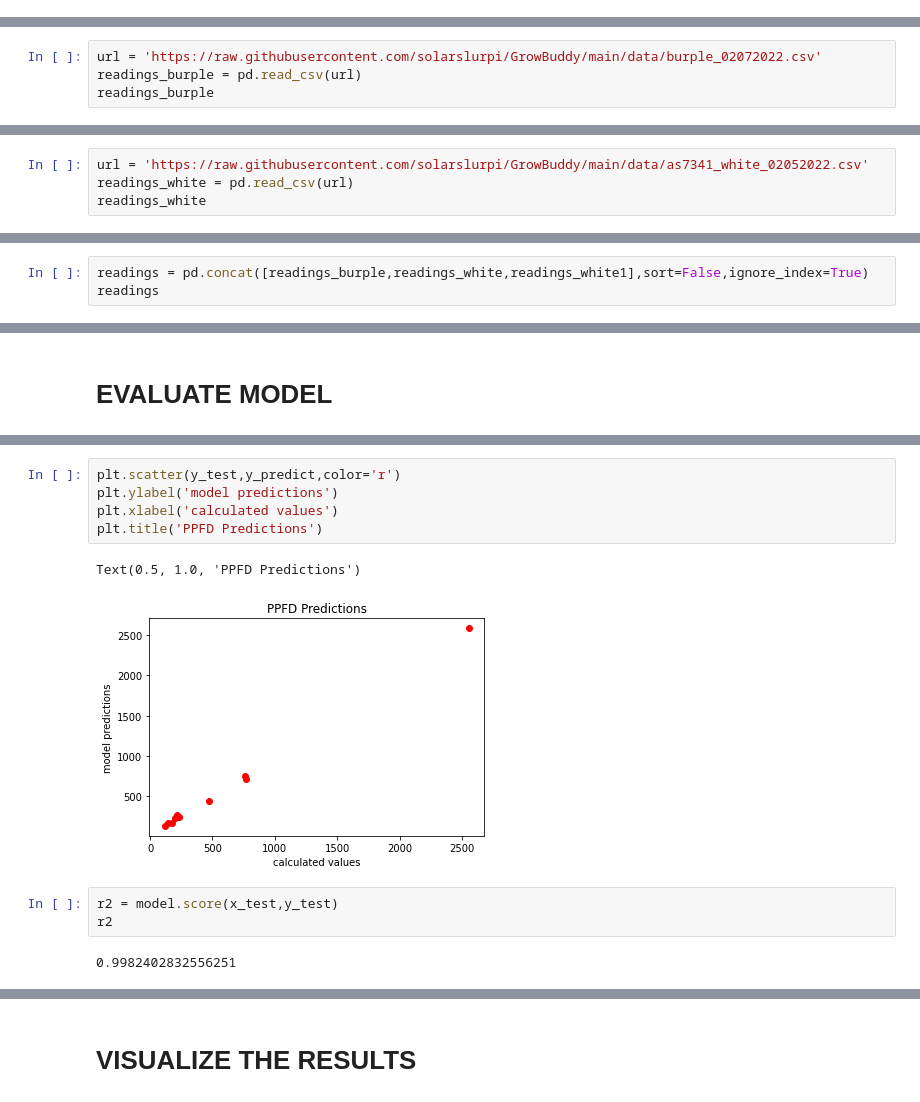
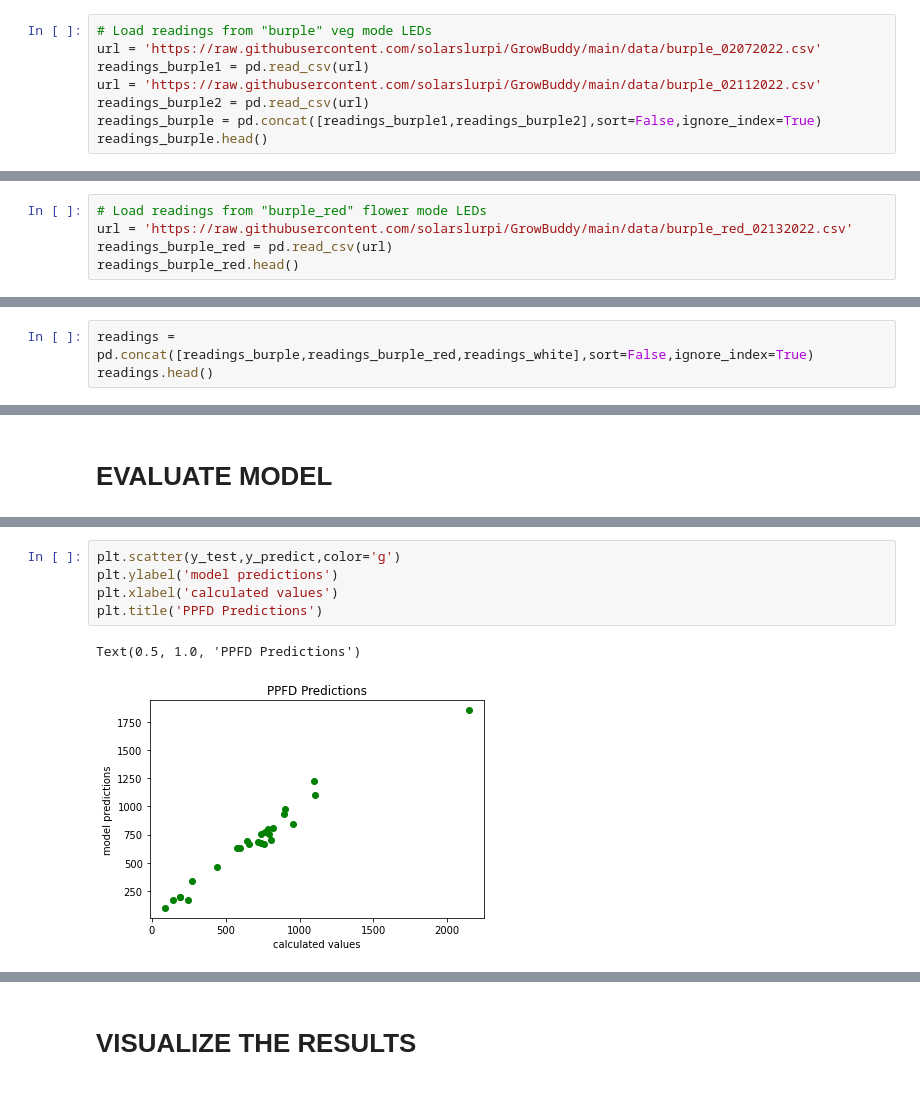
Before and after one commit to solarslurpi/OG-GrowBuddy, a Jupyter notebook: notebooks/PAR_Buddy_mlr.ipynb, the cells around one changed output, grey strips where cells are left out. Cells and saved outputs as stored; diff of their text form.

```diff
--- a/notebooks/PAR_Buddy_mlr.ipynb
+++ b/notebooks/PAR_Buddy_mlr.ipynb
@@ -59,0 +80,8 @@ There were multiple sampling runs.  Each were saved within a file and stored in
+# %%
+# Load readings from "burple" veg mode LEDs
+url = 'https://raw.githubusercontent.com/solarslurpi/GrowBuddy/main/data/burple_02072022.csv'
+readings_burple1 = pd.read_csv(url)
+url = 'https://raw.githubusercontent.com/solarslurpi/GrowBuddy/main/data/burple_02112022.csv'
+readings_burple2 = pd.read_csv(url)
+readings_burple = pd.concat([readings_burple1,readings_burple2],sort=False,ignore_index=True)
+readings_burple.head()
@@ -60,6 +95,7 @@ There were multiple sampling runs.  Each were saved within a file and stored in
 # %%
-url = 'https://raw.githubusercontent.com/solarslurpi/GrowBuddy/main/data/burple_02072022.csv'
-readings_burple = pd.read_csv(url)
-readings_burple
+# Load readings from "burple_red" flower mode LEDs
+url = 'https://raw.githubusercontent.com/solarslurpi/GrowBuddy/main/data/burple_red_02132022.csv'
+readings_burple_red = pd.read_csv(url)
+readings_burple_red.head()
 # %% [output]
 |  | PPFD | 415 | 445 | 480 | 515 | 555 | 590 | 630 | 680 |
@@ -82,4 +106,0 @@ readings_burple
-# %%
-url = 'https://raw.githubusercontent.com/solarslurpi/GrowBuddy/main/data/as7341_white_02052022.csv'
-readings_white = pd.read_csv(url)
-readings_white
@@ -120,6 +107,6 @@ readings_white1
 # %%
-readings = pd.concat([readings_burple,readings_white,readings_white1],sort=False,ignore_index=True)
-readings
+readings = pd.concat([readings_burple,readings_burple_red,readings_white],sort=False,ignore_index=True)
+readings.head()
 # %% [output]
 |  | PPFD | 415 | 445 | 480 | 515 | 555 | 590 | 630 | 680 |
 | 0 | 230 | 699 | 2150 | 1101 | 428 | 369 | 797 | 3418 | 3049 |
@@ -236,14 +309,9 @@ print(y_test)
 Name: PPFD, dtype: int64
 # %%
-plt.scatter(y_test,y_predict,color='r')
+plt.scatter(y_test,y_predict,color='g')
 plt.ylabel('model predictions')
 plt.xlabel('calculated values')
 plt.title('PPFD Predictions')
 # %% [output]
 Text(0.5, 1.0, 'PPFD Predictions')
-[figure, old version]
+[figure, new version]
-# %%
-r2 = model.score(x_test,y_test)
-r2
-# %% [output]
-0.9982402832556251
```
Also changed, not shown: parts of 36 cells of this notebook.
